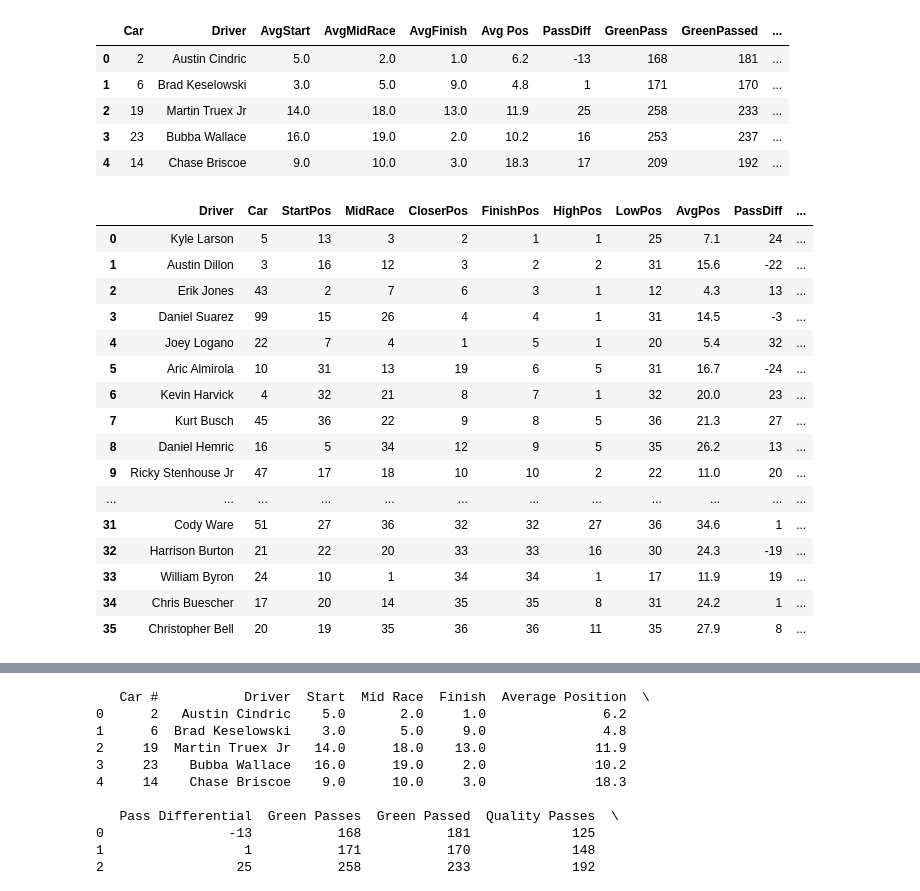
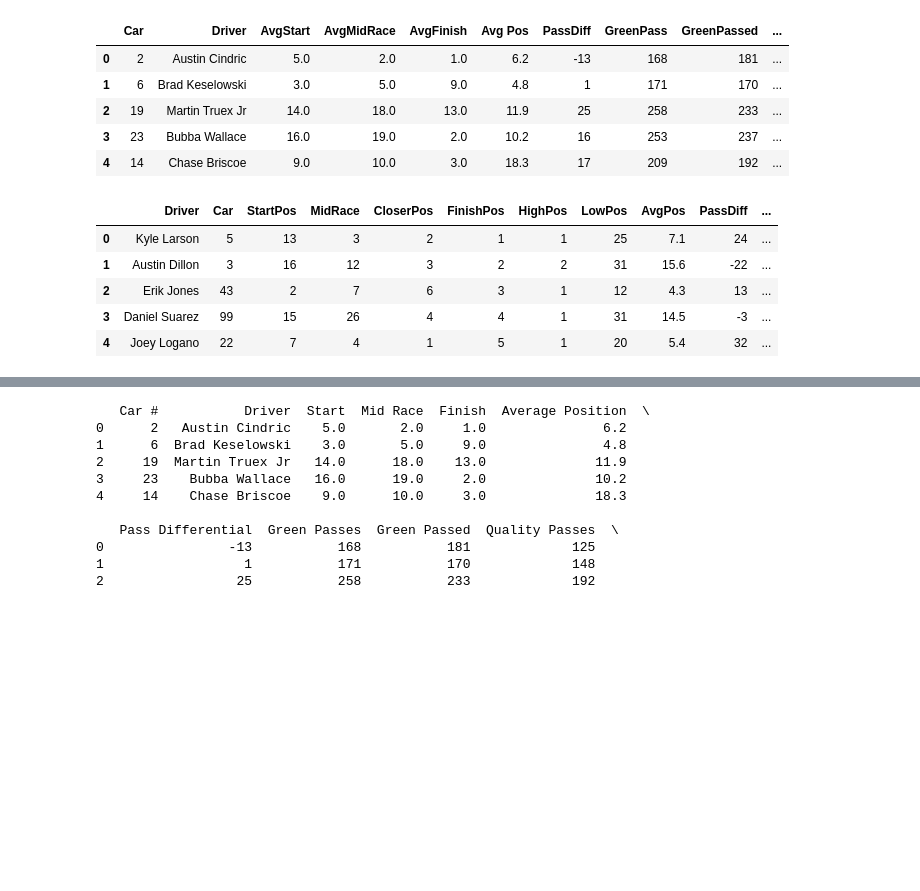
Before and after one commit to kchen79427/Milestone_I, a Jupyter notebook: AnalysisData/NASCARLoopData-First2Races.ipynb, the cells around one changed output, grey strips where cells are left out. Cells and saved outputs as stored; diff of their text form; code cells hidden in the pictures; blank space fills up the shorter version.

Commit message:
pushing changes to git so we can pull data

```diff
--- a/AnalysisData/NASCARLoopData-First2Races.ipynb
+++ b/AnalysisData/NASCARLoopData-First2Races.ipynb
@@ -60,8 +60,9 @@ track_types = {"Auto Club": "Speedway", "Atlanta": "Superpeedway", "Bristol": "S
 
 cup_laps = {1: 201}
 # %%
-daytona1 = pd.read_csv(r'C:\Users\kchen\OneDrive\MADS\SIADS591_592_Milestone1\Milestone_I\Milestone_I\data\loop_TobyChristie\csv\2022\20220220_Daytona500.csv')
-autoclub = pd.read_csv(r'C:\Users\kchen\OneDrive\MADS\SIADS591_592_Milestone1\Milestone_I\Milestone_I\data\loop_TobyChristie\csv\2022\20220227_AutoClub.csv')
+# /work/Milestone_I/data/loop_TobyChristie/csv/2022
+daytona1 = pd.read_csv('/work/Milestone_I/data/loop_TobyChristie/csv/2022/20220220_Daytona500.csv')
+autoclub = pd.read_csv('/work/Milestone_I/data/loop_TobyChristie/csv/2022/20220227_AutoClub.csv')
 print(daytona1.columns)
 print(autoclub.columns)
 daytona1.head()
@@ -87,35 +88,24 @@ Index(['Car', 'Driver', 'StartPos', 'MidRace', 'CloserPos', 'FinishPos',
 # %%
 def add_Races(prev_df, curr_df):
     prev_df = prev_df.set_index('Driver')
     curr_df = curr_df.set_index('Driver')
     df = curr_df.copy()
     df["Races"] = 1
     for driver in df.index:
         if driver in prev_df.index:
             if curr_df.loc[driver, "TotalLaps"] != prev_df.loc[driver, "TotalLaps"]:
                 df.loc[driver, "Races"] = prev_df.loc[driver, "Races"] + 1
 
     df = df.reset_index(drop = False)
     return df
 
 daytona1["Races"] = 1
 autoclub = add_Races(daytona1, autoclub)
-autoclub
+autoclub.head()
 # %% [output]
 |  | Driver | Car | StartPos | MidRace | CloserPos | FinishPos | HighPos | LowPos | AvgPos | PassDiff | ... |
 | 0 | Kyle Larson | 5 | 13 | 3 | 2 | 1 | 1 | 25 | 7.1 | 24 | ... |
 | 1 | Austin Dillon | 3 | 16 | 12 | 3 | 2 | 2 | 31 | 15.6 | -22 | ... |
 | 2 | Erik Jones | 43 | 2 | 7 | 6 | 3 | 1 | 12 | 4.3 | 13 | ... |
 | 3 | Daniel Suarez | 99 | 15 | 26 | 4 | 4 | 1 | 31 | 14.5 | -3 | ... |
 | 4 | Joey Logano | 22 | 7 | 4 | 1 | 5 | 1 | 20 | 5.4 | 32 | ... |
-| 5 | Aric Almirola | 10 | 31 | 13 | 19 | 6 | 5 | 31 | 16.7 | -24 | ... |
-| 6 | Kevin Harvick | 4 | 32 | 21 | 8 | 7 | 1 | 32 | 20.0 | 23 | ... |
-| 7 | Kurt Busch | 45 | 36 | 22 | 9 | 8 | 5 | 36 | 21.3 | 27 | ... |
-| 8 | Daniel Hemric | 16 | 5 | 34 | 12 | 9 | 5 | 35 | 26.2 | 13 | ... |
-| 9 | Ricky Stenhouse Jr | 47 | 17 | 18 | 10 | 10 | 2 | 22 | 11.0 | 20 | ... |
-| ... | ... | ... | ... | ... | ... | ... | ... | ... | ... | ... | ... |
-| 31 | Cody Ware | 51 | 27 | 36 | 32 | 32 | 27 | 36 | 34.6 | 1 | ... |
-| 32 | Harrison Burton | 21 | 22 | 20 | 33 | 33 | 16 | 30 | 24.3 | -19 | ... |
-| 33 | William Byron | 24 | 10 | 1 | 34 | 34 | 1 | 17 | 11.9 | 19 | ... |
-| 34 | Chris Buescher | 17 | 20 | 14 | 35 | 35 | 8 | 31 | 24.2 | 1 | ... |
-| 35 | Christopher Bell | 20 | 19 | 35 | 36 | 36 | 11 | 35 | 27.9 | 8 | ... |
```
Also changed, not shown: parts of 2 cells of this notebook, 2 other files.
